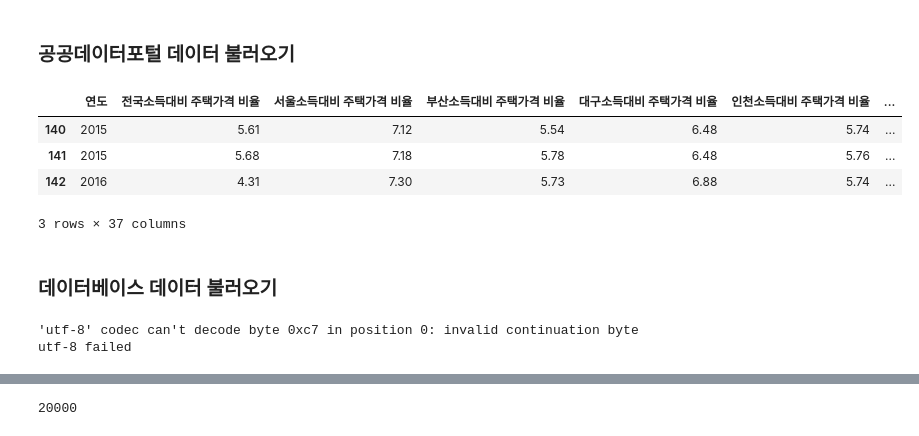
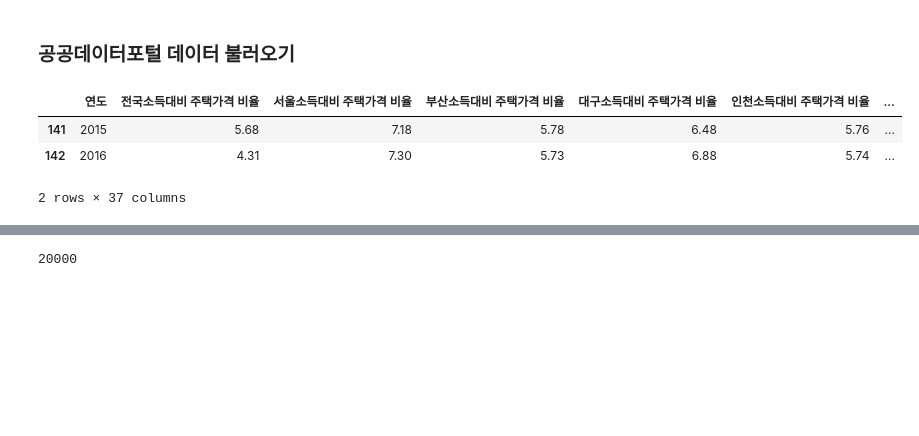
Before and after one commit to hyokwan/data_analysis_2025, a Jupyter notebook: 03. 데이터 불러오기/데이터_불러오기.ipynb, the cells around one changed output, grey strips where cells are left out. Saved outputs shown, nothing was run; the diff lists cells and outputs as text; code cells hidden in the pictures; blank space fills up the shorter version.

```diff
--- a/03. 데이터 불러오기/데이터_불러오기.ipynb
+++ b/03. 데이터 불러오기/데이터_불러오기.ipynb
@@ -24,12 +52,9 @@ carsDf = pd.read_csv(carDataPath)
 # %%
 pirPath = "https://www.data.go.kr/cmm/cmm/fileDownload.do?atchFileId=FILE_000000002999024&fileDetailSn=1&dataNm=%ED%95%9C%EA%B5%AD%EC%A3%BC%ED%83%9D%EA%B8%88%EC%9C%B5%EA%B3%B5%EC%82%AC_%EC%A3%BC%ED%83%9D%EA%B8%88%EC%9C%B5%EA%B4%80%EB%A0%A8%20%EC%A7%80%EC%88%98_20160101"
 pirDf = pd.read_csv( pirPath, encoding = "ms949" )
-pirDf.tail(3)
+pirDf.tail(2)
 # %% [output]
 |  | 연도 | 전국소득대비 주택가격 비율 | 서울소득대비 주택가격 비율 | 부산소득대비 주택가격 비율 | 대구소득대비 주택가격 비율 | 인천소득대비 주택가격 비율 | ... |
-| 140 | 2015 | 5.61 | 7.12 | 5.54 | 6.48 | 5.74 | ... |
 | 141 | 2015 | 5.68 | 7.18 | 5.78 | 6.48 | 5.76 | ... |
 | 142 | 2016 | 4.31 | 7.30 | 5.73 | 6.88 | 5.74 | ... |
-3 rows × 37 columns
+2 rows × 37 columns
-# %% [markdown]
-### 데이터베이스 데이터 불러오기
@@ -43,12 +60,0 @@ encodingMethod = ["utf-8","ms949"]
-# %%
-for i in range(0,len(encodingMethod)):
-    eachEncoding = encodingMethod[i]
-    try:
-        csData = pd.read_csv("../dataset/join_region_master.csv", encoding = eachEncoding )
-
-    except Exception as e:
-        print(e)
-        print(f"{eachEncoding} failed")
-# %% [output]
-'utf-8' codec can't decode byte 0xc7 in position 0: invalid continuation byte
-utf-8 failed
```
Also changed, not shown: parts of 28 cells of this notebook.
